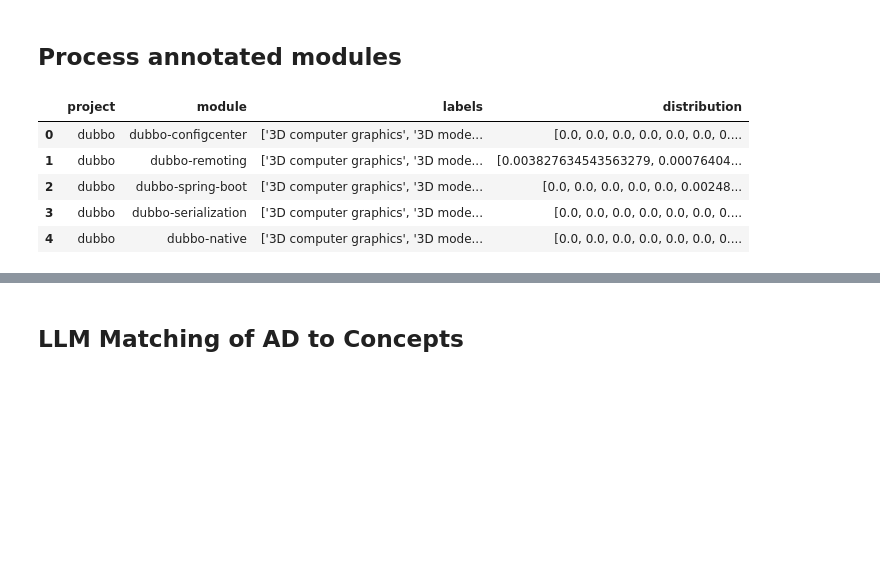
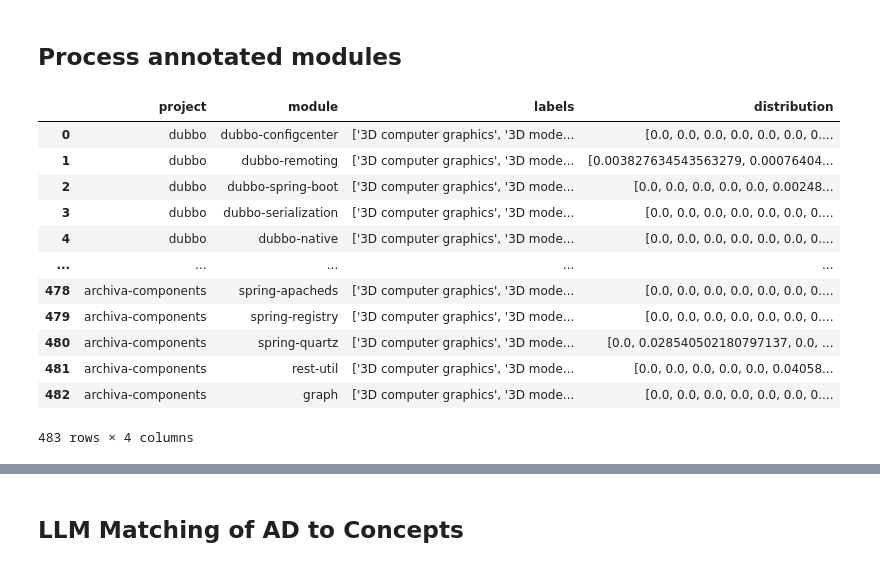
Before and after one commit to zakipauzi/concept-domain-coverage, a Jupyter notebook: 2_topic_ad_matching_embeddings.ipynb, the cells around one changed output, grey strips where cells are left out. Saved outputs shown, nothing was run; the diff lists cells and outputs as text; code cells hidden in the pictures; blank space fills up the shorter version.

```diff
--- a/2_topic_ad_matching_embeddings.ipynb
+++ b/2_topic_ad_matching_embeddings.ipynb
@@ -29,11 +29,18 @@ topics_df
 # %%
 anno_df = pd.read_csv("module_annotation.csv")
 anno_sub_df = anno_df[["labels", "distribution"]]
-anno_df.head()
+anno_df
 # %% [output]
 |  | project | module | labels | distribution |
 | 0 | dubbo | dubbo-configcenter | ['3D computer graphics', '3D mode... | [0.0, 0.0, 0.0, 0.0, 0.0, 0.0, 0.... |
 | 1 | dubbo | dubbo-remoting | ['3D computer graphics', '3D mode... | [0.003827634543563279, 0.00076404... |
 | 2 | dubbo | dubbo-spring-boot | ['3D computer graphics', '3D mode... | [0.0, 0.0, 0.0, 0.0, 0.0, 0.00248... |
 | 3 | dubbo | dubbo-serialization | ['3D computer graphics', '3D mode... | [0.0, 0.0, 0.0, 0.0, 0.0, 0.0, 0.... |
 | 4 | dubbo | dubbo-native | ['3D computer graphics', '3D mode... | [0.0, 0.0, 0.0, 0.0, 0.0, 0.0, 0.... |
+| ... | ... | ... | ... | ... |
+| 478 | archiva-components | spring-apacheds | ['3D computer graphics', '3D mode... | [0.0, 0.0, 0.0, 0.0, 0.0, 0.0, 0.... |
+| 479 | archiva-components | spring-registry | ['3D computer graphics', '3D mode... | [0.0, 0.0, 0.0, 0.0, 0.0, 0.0, 0.... |
+| 480 | archiva-components | spring-quartz | ['3D computer graphics', '3D mode... | [0.0, 0.028540502180797137, 0.0, ... |
+| 481 | archiva-components | rest-util | ['3D computer graphics', '3D mode... | [0.0, 0.0, 0.0, 0.0, 0.0, 0.04058... |
+| 482 | archiva-components | graph | ['3D computer graphics', '3D mode... | [0.0, 0.0, 0.0, 0.0, 0.0, 0.0, 0.... |
+483 rows × 4 columns
```
Also changed, not shown: parts of 13 cells of this notebook, 1 other file.
